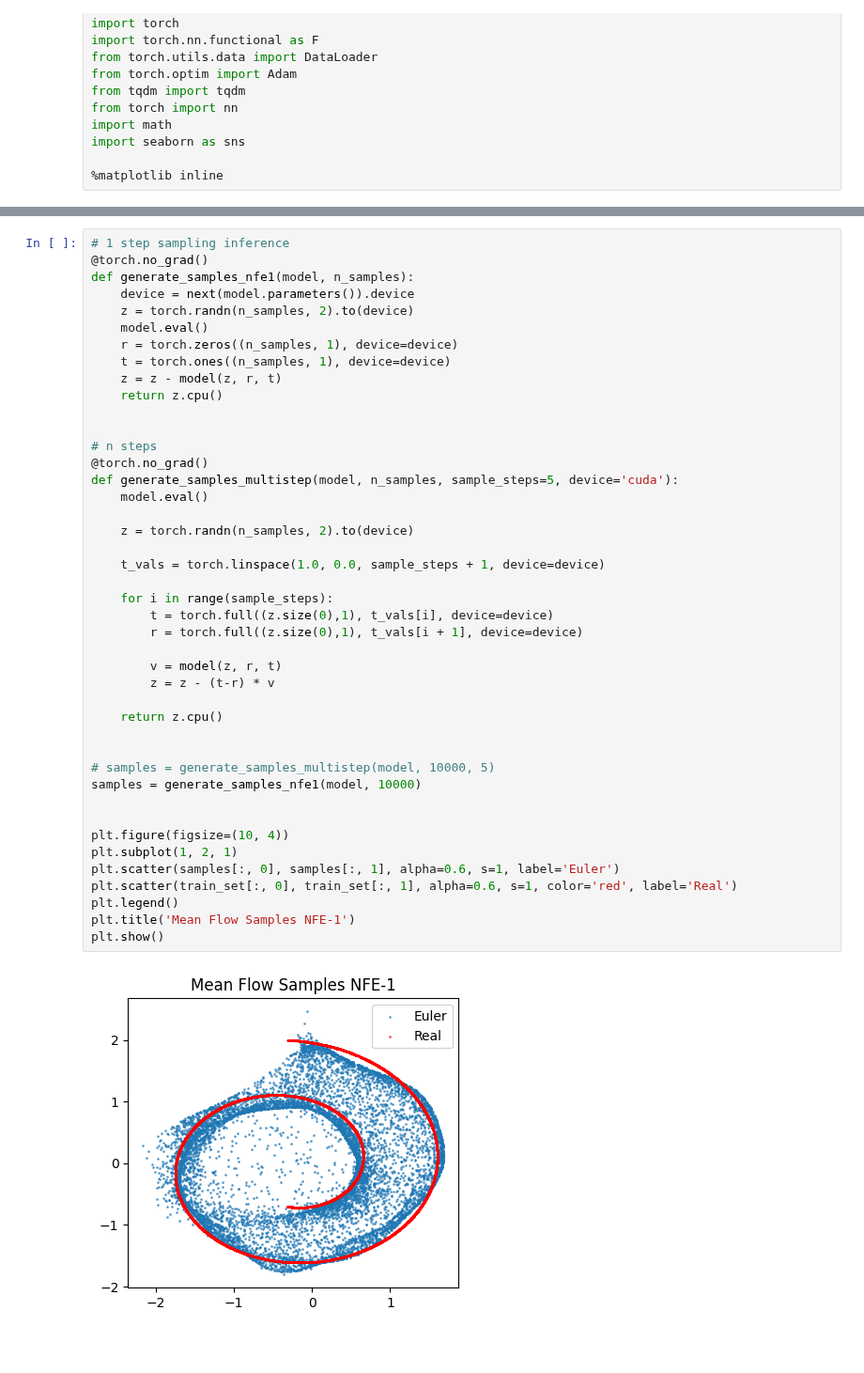
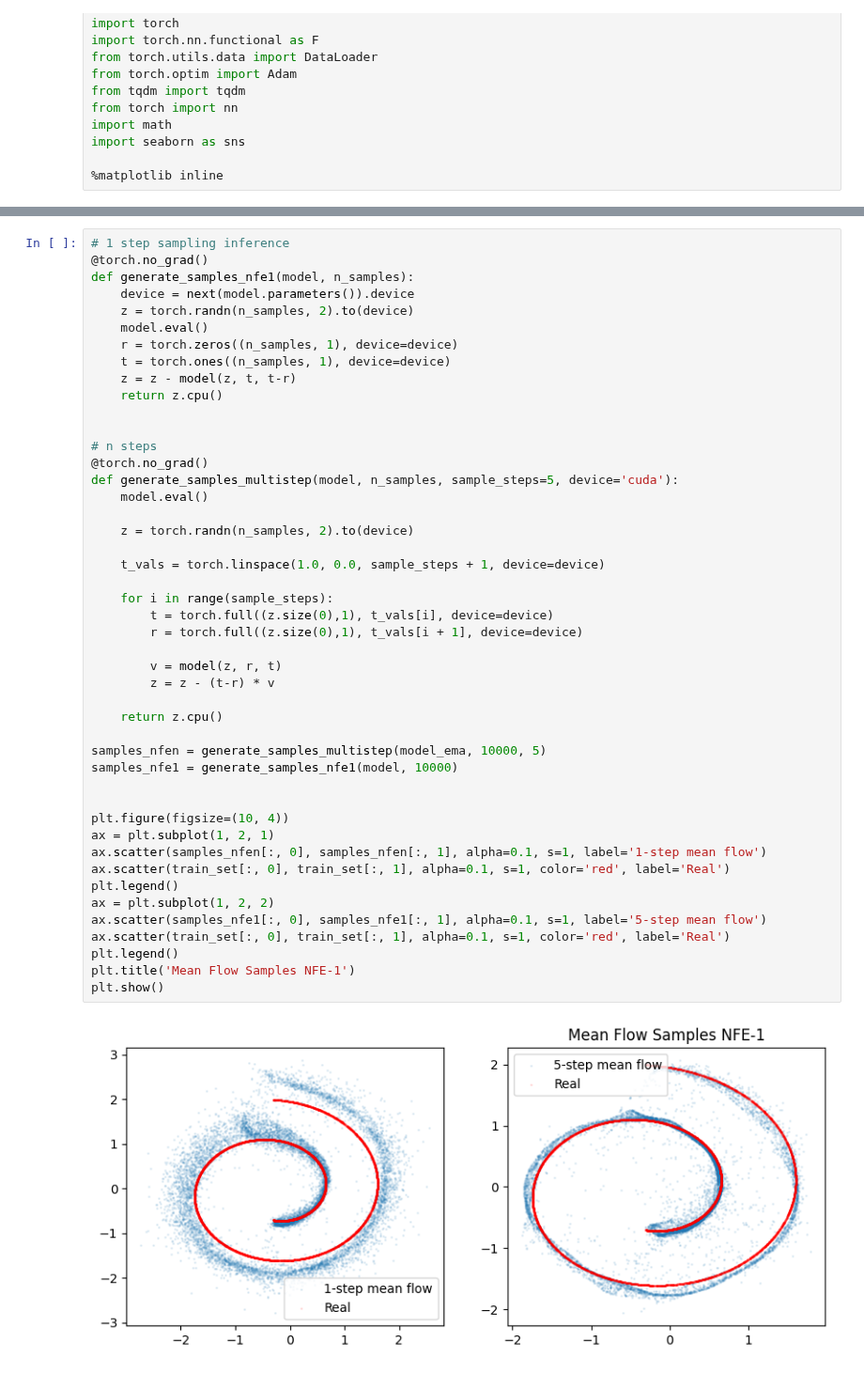
Before and after one commit to etienne87/diffusion_tutorials, a Jupyter notebook: notebooks/mean_flow.ipynb, the cells around one changed output, grey strips where cells are left out. Shown at 94% size. Saved outputs shown, nothing was run; the diff lists cells and outputs as text; blank space fills up the shorter version.

Commit message:
added a bunch of tricks, mean flow seems very pathologically worse than FM, at least on this simple data

```diff
--- a/notebooks/mean_flow.ipynb
+++ b/notebooks/mean_flow.ipynb
@@ -176,39 +232,42 @@ def generate_samples_nfe1(model, n_samples):
     model.eval()
     r = torch.zeros((n_samples, 1), device=device)
     t = torch.ones((n_samples, 1), device=device)
-    z = z - model(z, r, t)
+    z = z - model(z, t, t-r)
     return z.cpu()
 
 
 # n steps
 @torch.no_grad()
 def generate_samples_multistep(model, n_samples, sample_steps=5, device='cuda'):
     model.eval()
 
     z = torch.randn(n_samples, 2).to(device)
 
     t_vals = torch.linspace(1.0, 0.0, sample_steps + 1, device=device)
 
     for i in range(sample_steps):
         t = torch.full((z.size(0),1), t_vals[i], device=device)
         r = torch.full((z.size(0),1), t_vals[i + 1], device=device)
 
         v = model(z, r, t)
         z = z - (t-r) * v
 
     return z.cpu()
 
-
-# samples = generate_samples_multistep(model, 10000, 5)
-samples = generate_samples_nfe1(model, 10000)
+samples_nfen = generate_samples_multistep(model_ema, 10000, 5)
+samples_nfe1 = generate_samples_nfe1(model, 10000)
 
 
 plt.figure(figsize=(10, 4))
-plt.subplot(1, 2, 1)
-plt.scatter(samples[:, 0], samples[:, 1], alpha=0.6, s=1, label='Euler')
-plt.scatter(train_set[:, 0], train_set[:, 1], alpha=0.6, s=1, color='red', label='Real')
+ax = plt.subplot(1, 2, 1)
+ax.scatter(samples_nfen[:, 0], samples_nfen[:, 1], alpha=0.1, s=1, label='1-step mean flow')
+ax.scatter(train_set[:, 0], train_set[:, 1], alpha=0.1, s=1, color='red', label='Real')
+plt.legend()
+ax = plt.subplot(1, 2, 2)
+ax.scatter(samples_nfe1[:, 0], samples_nfe1[:, 1], alpha=0.1, s=1, label='5-step mean flow')
+ax.scatter(train_set[:, 0], train_set[:, 1], alpha=0.1, s=1, color='red', label='Real')
 plt.legend()
 plt.title('Mean Flow Samples NFE-1')
 plt.show()
 # %% [output]
-[figure, old version]
+[figure, new version]
```
Also changed, not shown: parts of 3 cells of this notebook.
